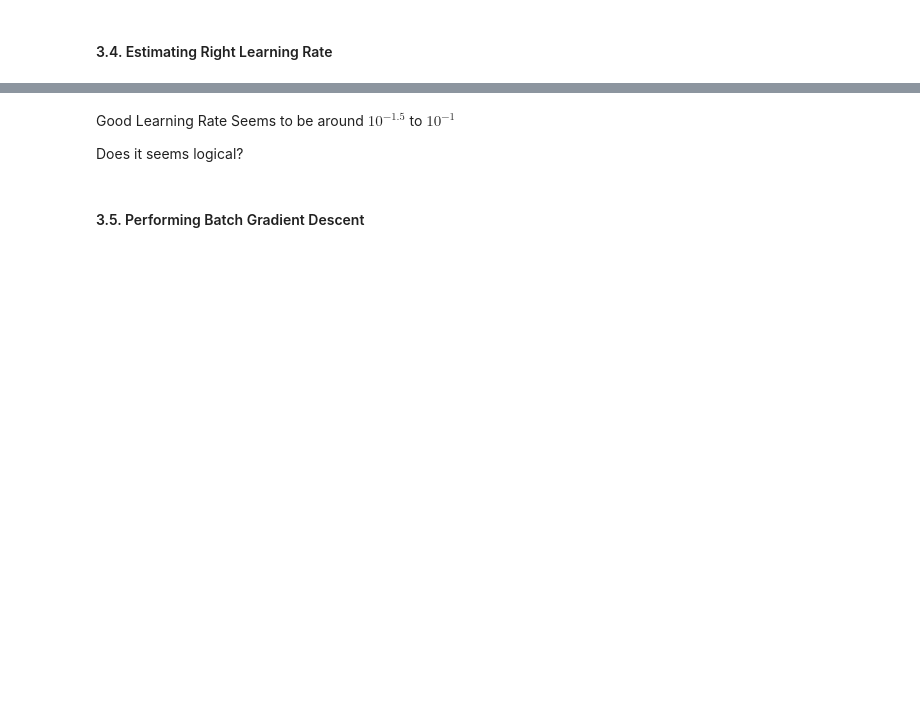
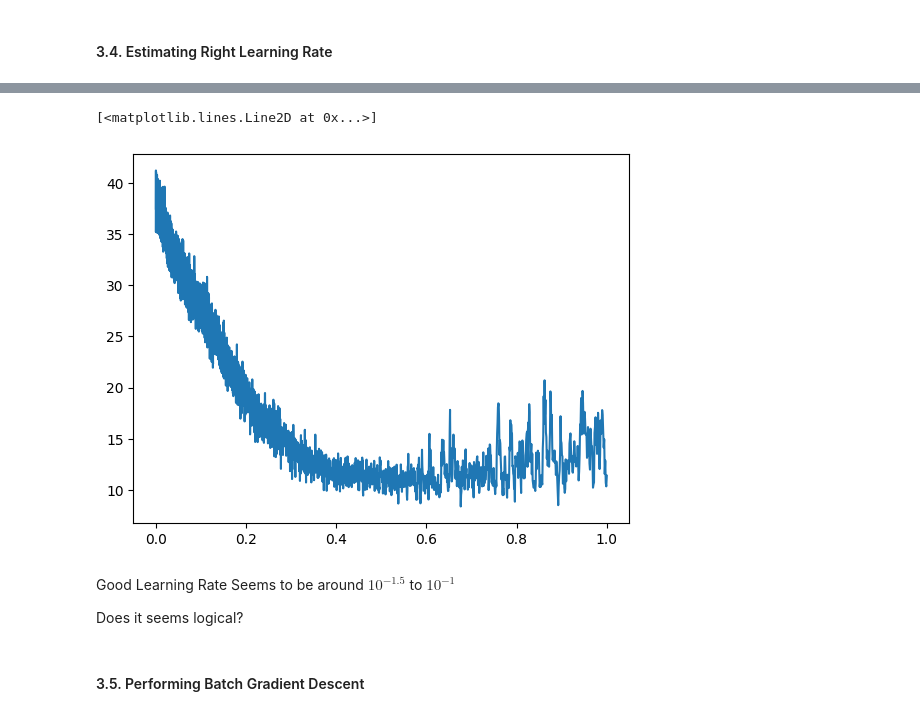
Before and after one commit to 95-percent-ci/makemore_implementation, a Jupyter notebook: notebooks/neural_lang_model_paper.ipynb, the cells around one changed output, grey strips where cells are left out. Saved outputs shown, nothing was run; the diff lists cells and outputs as text; code cells hidden in the pictures; blank space fills up the shorter version.

```diff
--- a/notebooks/neural_lang_model_paper.ipynb
+++ b/notebooks/neural_lang_model_paper.ipynb
@@ -405,3 +393,8 @@ plt.plot(lri, lossi)
+# %%
+plt.plot(lrp, lossi)
+# %% [output]
+[<matplotlib.lines.Line2D at 0x...>]
+[figure, added]
 # %% [markdown]
 Good Learning Rate Seems to be around $10^{-1.5}$ to $10^{-1}$
 
```
Also changed, not shown: parts of 33 cells of this notebook.
